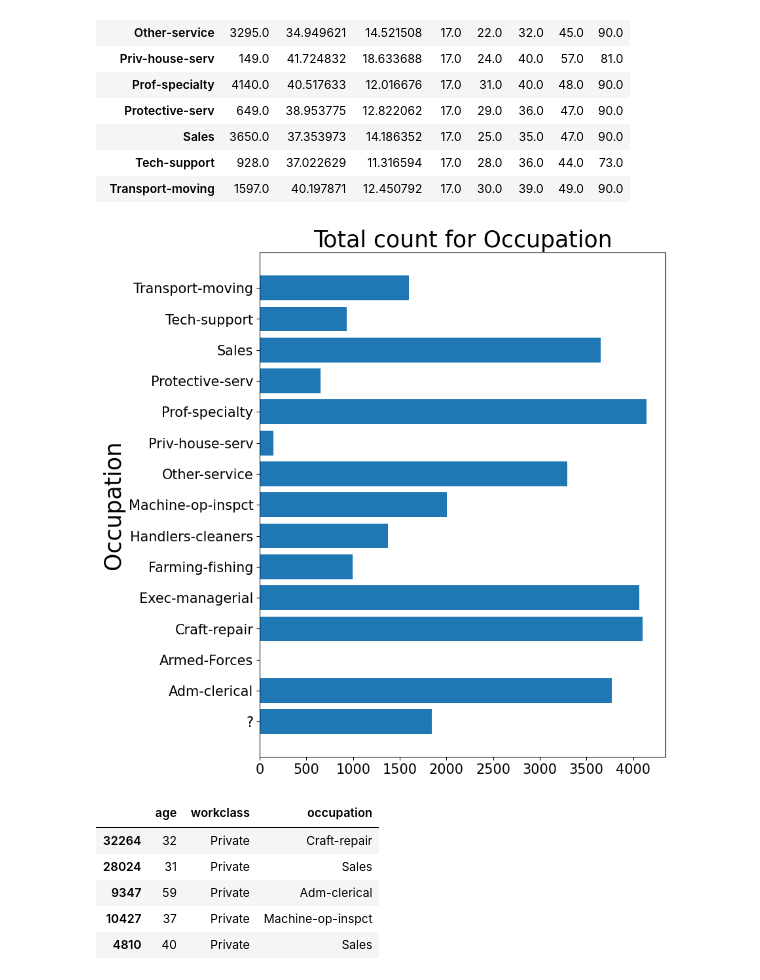
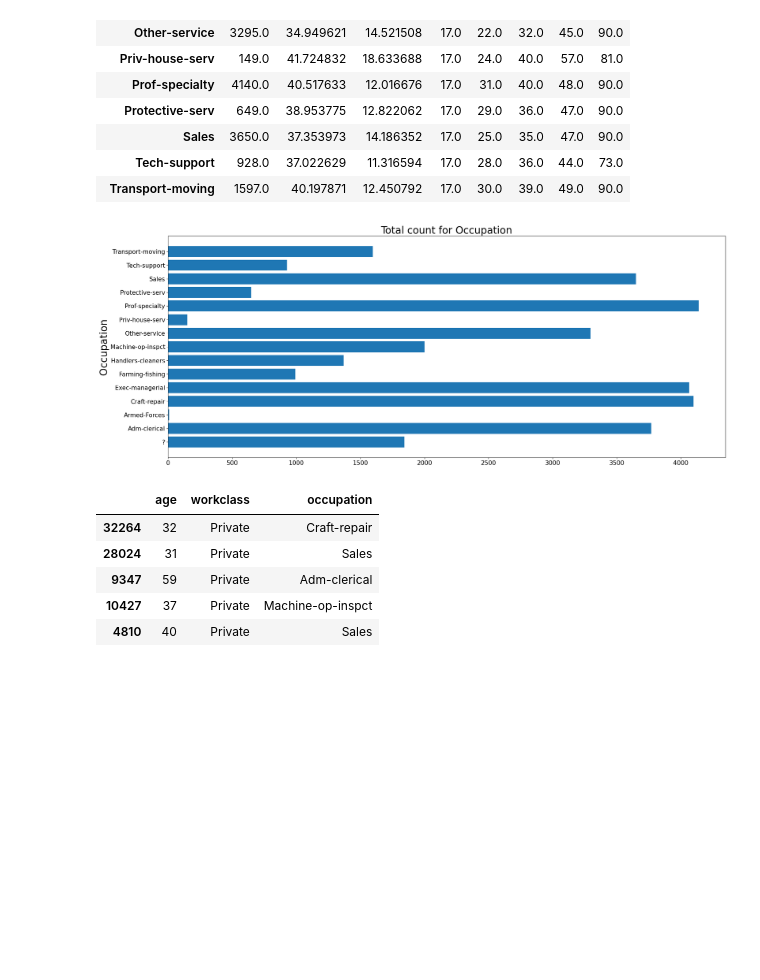
Before and after one commit to MWPerrineJr/data-prep, a Jupyter notebook: Weel 3-4 Assignment.ipynb, the cells around one changed output. Cells and saved outputs as stored; diff of their text form; code cells hidden in the pictures; blank space fills up the shorter version.

```diff
--- a/Weel 3-4 Assignment.ipynb
+++ b/Weel 3-4 Assignment.ipynb
@@ -555,15 +546,15 @@ occ_stat
 # %%
 # This code produces a horizontal bar graph of the total count of occupations
 
-plt.figure(figsize=(8,10))
+plt.figure(figsize=(25,10))
 plt.barh(y = occ_stat.index, width = occ_stat['count'])
 plt.title("Total count for Occupation", fontsize = 25)
 plt.ylabel("Occupation", fontsize = 25)
 plt.yticks(fontsize = 15)
 plt.xticks(fontsize = 15)
 plt.show()
 # %% [output]
-[figure, old version]
+[figure, new version]
 # %%
 # This code produces a random sample of age, workclass, and occupation
 inc_data_2 = inc_data[['age', 'workclass', 'occupation']].sample(5, random_state=5)
```
Also changed, not shown: parts of 29 cells of this notebook.
